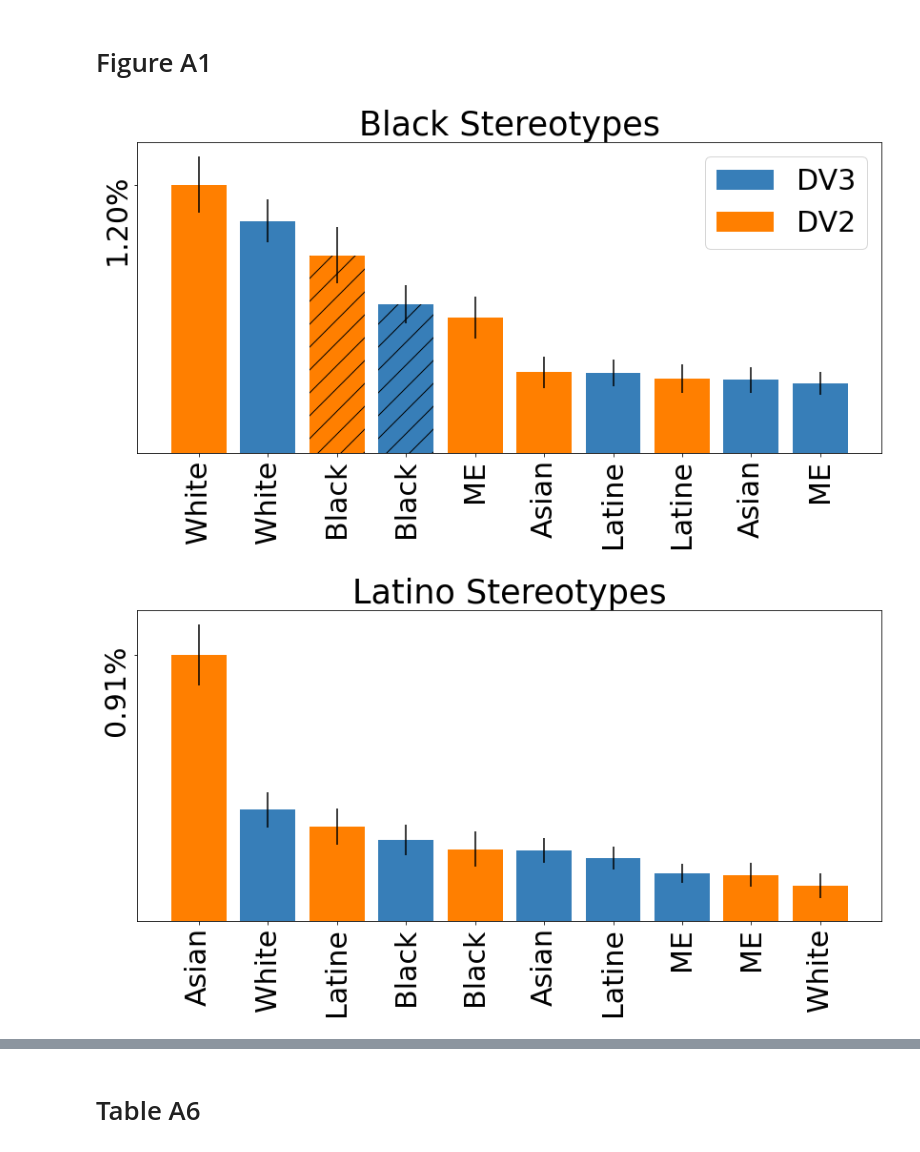
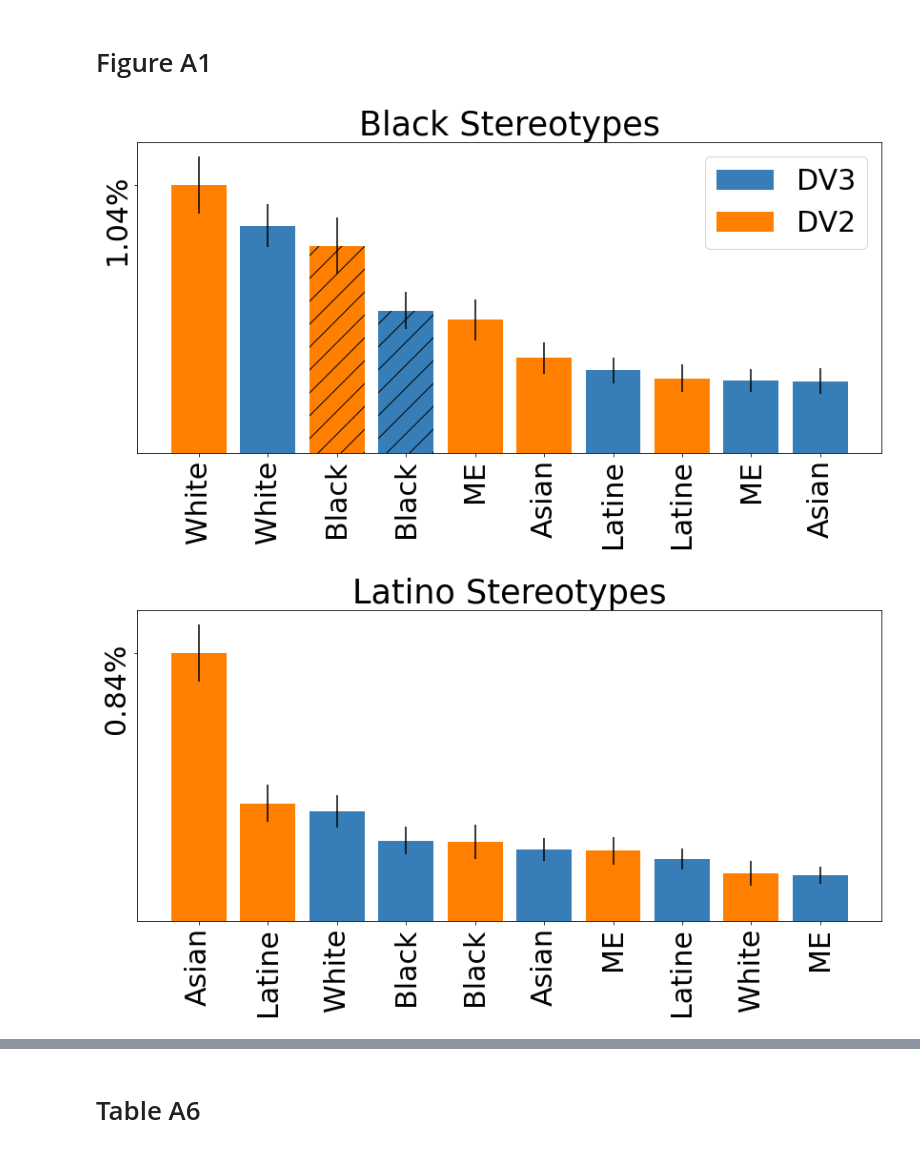
Before and after one commit to myracheng/markedpersonas, a Jupyter notebook: reproduce_appendix.ipynb, the cells around one changed output, grey strips where cells are left out. Saved outputs shown, nothing was run; the diff lists cells and outputs as text; code cells hidden in the pictures.

```diff
--- a/reproduce_appendix.ipynb
+++ b/reproduce_appendix.ipynb
@@ -90,7 +95,7 @@ import matplotlib.ticker as mtick
 for ethnic, stereolist in e_s_d['person'].items():
     reverse_count = dict()
     st='race'
-    ra = alldata[st].unique()
+    ra = df[st].unique()
 
     for i,r in enumerate(ra):
         b=np.mean(df.loc[df[st]==r][ethnic])
@@ -131,32 +136,32 @@ for ethnic, stereolist in e_s_d['person'].items():
     for n in names:
         if n[-1] in ['W','F']:
             patt.append('/')
         elif ethnic == n[-len(ethnic):]:
             patt.append('/')
         else:
             patt.append('')
     names=list(names)
     for i, n in enumerate(names):
         if n=='Middle-Eastern':
             names[i]='ME'
     if ethnic=='Middle-Eastern':
         ethnic='ME'
     plt.bar(range(len(values)), [v[0] for v in values], yerr=list([v[1] for v in values]),tick_label=names,color=c,hatch=patt,alpha=1)
 
     plt.title('%s Stereotypes' % ethnic,fontsize=fontsizeval)
 
     legend_elements = [Patch(facecolor=CB[0],
                              label='DV3'),
                        Patch(facecolor=CB[1],
                              label='DV2')]
     plt.yticks([values[0][0]])
     if ethnic=='Black':
         plt.legend(handles=legend_elements,fontsize=fontsizeval-5)
     plt.xticks(rotation = 90,fontsize=fontsizeval-5) # Rotates X-Axis Ticks by 45-degrees
     plt.yticks(fontsize=fontsizeval-5,rotation=90) # Rotates X-Axis Ticks by 45-degrees
     plt.gca().set_yticklabels([f'{x:.2%}' for x in plt.gca().get_yticks()])
     plt.savefig("figures/%s_st.pdf"%ethnic, format="pdf", bbox_inches="tight")
     plt.show()
 # %% [output]
-[figure, old version]
+[figure, new version]
-[figure, old version]
+[figure, new version]
```
Also changed, not shown: parts of 9 cells of this notebook, 16 other files.
